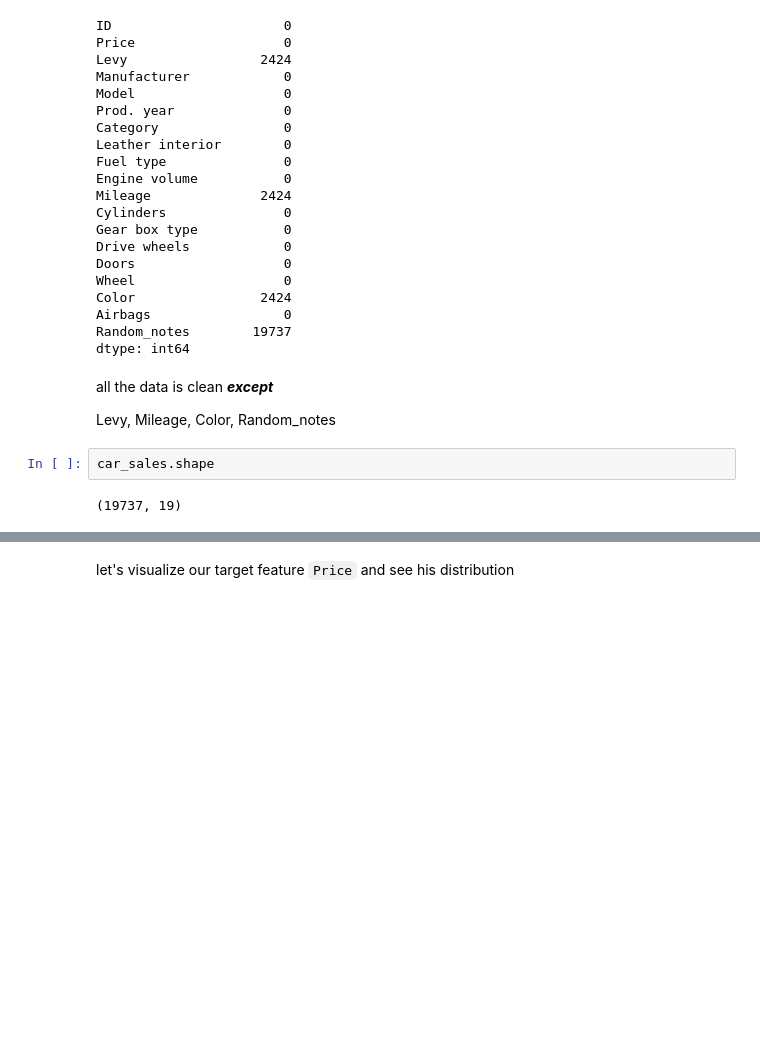
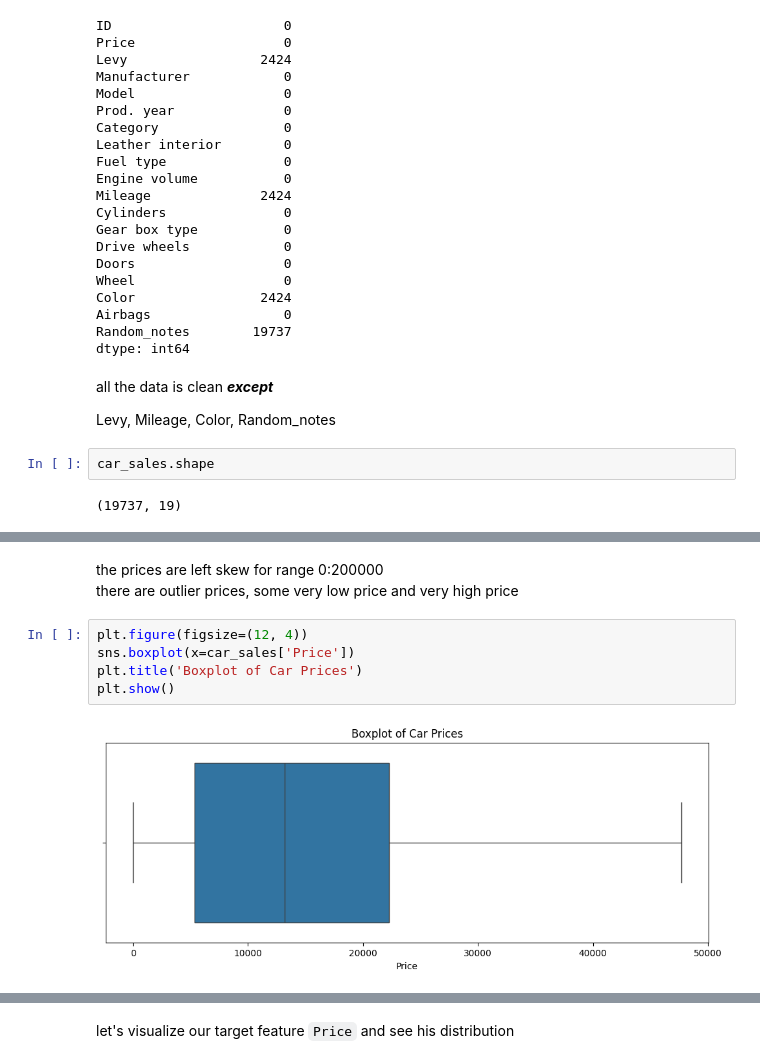
Before and after one commit to ahmeddiab1234/End-to-End-Car-Price-prediction, a Jupyter notebook: EDA.ipynb, the cells around one changed output, grey strips where cells are left out. Cells and saved outputs as stored; diff of their text form; blank space fills up the shorter version.

```diff
--- a/EDA.ipynb
+++ b/EDA.ipynb
@@ -322,0 +422,10 @@ car_sales.shape
+# %% [markdown]
+the prices are left skew for range 0:200000
+there are outlier prices, some very low price and very high price
+# %%
+plt.figure(figsize=(12, 4))
+sns.boxplot(x=car_sales['Price'])
+plt.title('Boxplot of Car Prices')
+plt.show()
+# %% [output]
+[figure, added]
```
Also changed, not shown: parts of 63 cells of this notebook.
